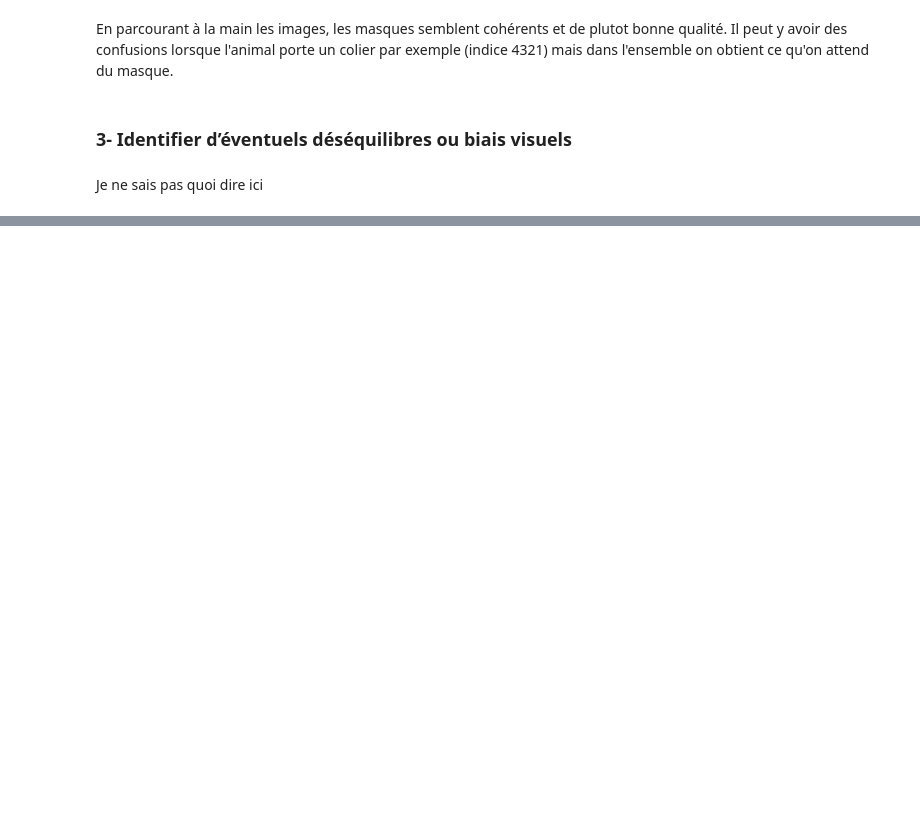
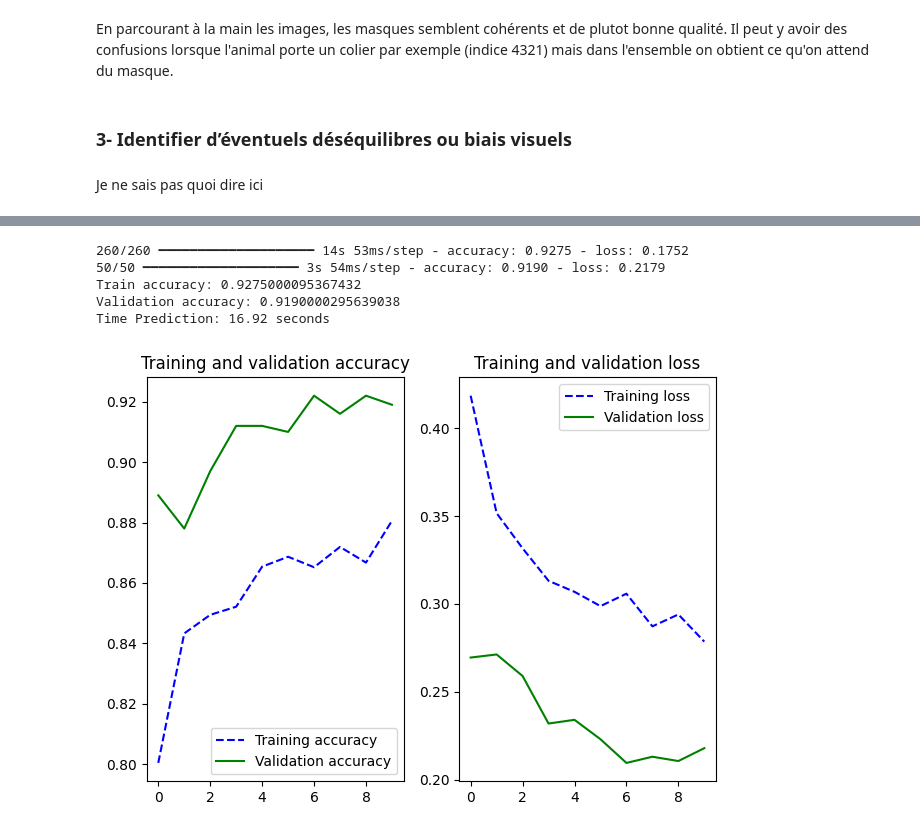
Before and after one commit to Viictordvd/High-Dimensional-and-Deep-Learning, a Jupyter notebook: Projet-1-Segmentation/Analyse-exploratoire.ipynb, the cells around one changed output, grey strips where cells are left out. Cells and saved outputs as stored; diff of their text form; code cells hidden in the pictures; blank space fills up the shorter version.

```diff
--- a/Projet-1-Segmentation/Analyse-exploratoire.ipynb
+++ b/Projet-1-Segmentation/Analyse-exploratoire.ipynb
@@ -157,0 +528,20 @@ Je ne sais pas quoi dire ici
+# %%
+from tensorflow.keras.applications import VGG16 #on importe VGG16
+
+#Contient la base de VGG
+conv_base = VGG16(
+    weights = 'imagenet', # We use the network weights already pre-trained on the ImageNet database.
+    include_top = False,  # The Dense part of the original network is not retained
+    input_shape = (img_width, img_height, 3)
+)
+#conv_base.summary()
+# %%
+vgg_combined = Sequential()
+vgg_combined.add(Input(shape=(img_width, img_height, 3)))
+vgg_combined.add(conv_base)
+vgg_combined.add(Flatten())
+vgg_combined.add(Dense(256, activation='relu'))
+vgg_combined.add(Dense(1, activation='sigmoid'))
+
+conv_base.trainable = False # On ne veut surtout pas toucher aux paramètres de VGG
+vgg_combined.summary()
@@ -157,0 +564,2 @@ Je ne sais pas quoi dire ici
+# %%
+t_learning_vgg_combined_augmented, vgg_combined_history, t_learning_vgg_combined = Entrainement(vgg_combined,epochs,train_generator_augmented)
@@ -157,0 +591,9 @@ Je ne sais pas quoi dire ici
+# %%
+t_prediction_vgg_combined_augmented = Analyse_resultats(vgg_combined,vgg_combined_history)
+# %% [output]
+260/260 ━━━━━━━━━━━━━━━━━━━━ 14s 53ms/step - accuracy: 0.9275 - loss: 0.1752
+50/50 ━━━━━━━━━━━━━━━━━━━━ 3s 54ms/step - accuracy: 0.9190 - loss: 0.2179
+Train accuracy: 0.9275000095367432
+Validation accuracy: 0.9190000295639038
+Time Prediction: 16.92 seconds
+[figure, added]
```
Also changed, not shown: parts of 27 cells of this notebook, 1 other file.
